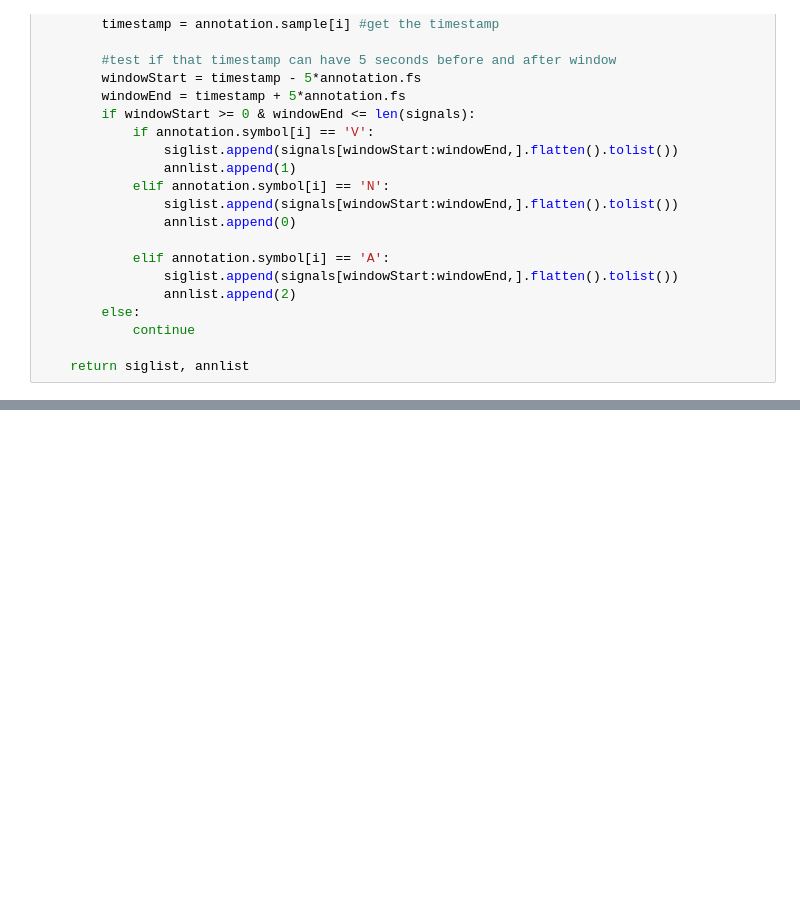
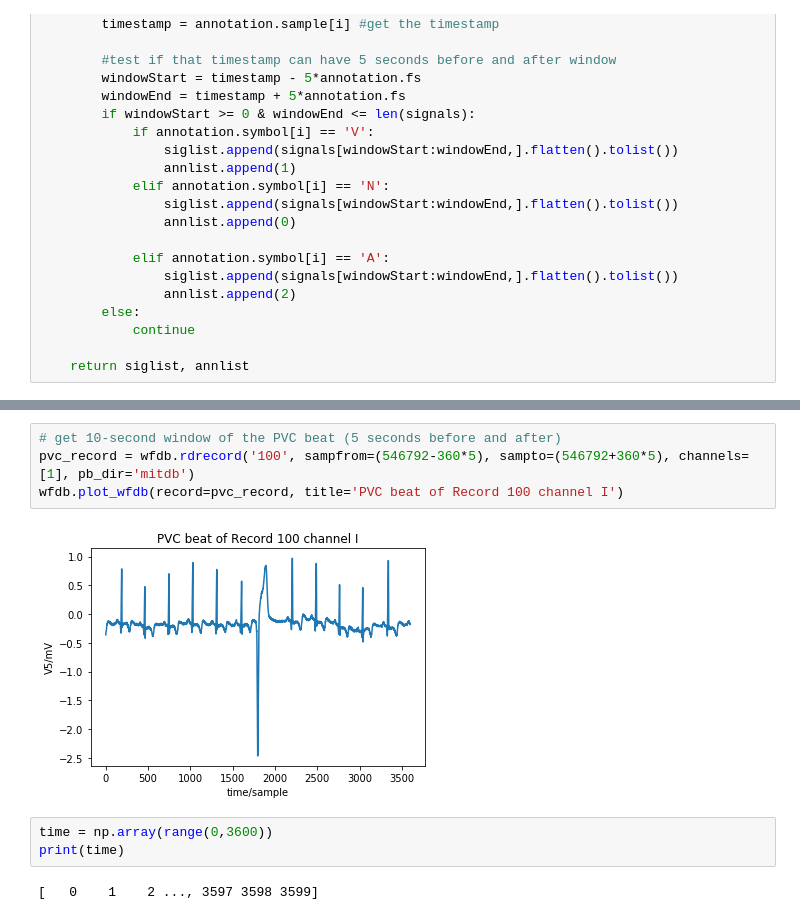
Before and after one commit to Yixun-Tan/2017-CalCardiac, a Jupyter notebook: exploratoryAnalysis/mitbih_dnn-Siddhant.ipynb, the cells around one changed output, grey strips where cells are left out. Drawn from its saved outputs; the diff is of its cells as text; blank space fills up the shorter version.

```diff
--- a/exploratoryAnalysis/mitbih_dnn-Siddhant.ipynb
+++ b/exploratoryAnalysis/mitbih_dnn-Siddhant.ipynb
@@ -329,0 +312,11 @@ Counter({0: 74848, 1: 7112, 2: 2544})
+# %%
+# get 10-second window of the PVC beat (5 seconds before and after)
+pvc_record = wfdb.rdrecord('100', sampfrom=(546792-360*5), sampto=(546792+360*5), channels=[1], pb_dir='mitdb')
+wfdb.plot_wfdb(record=pvc_record, title='PVC beat of Record 100 channel I')
+# %% [output]
+[figure, added]
+# %%
+time = np.array(range(0,3600))
+print(time)
+# %% [output]
+[   0    1    2 ..., 3597 3598 3599]
```
Also changed, not shown: parts of 36 cells of this notebook.
